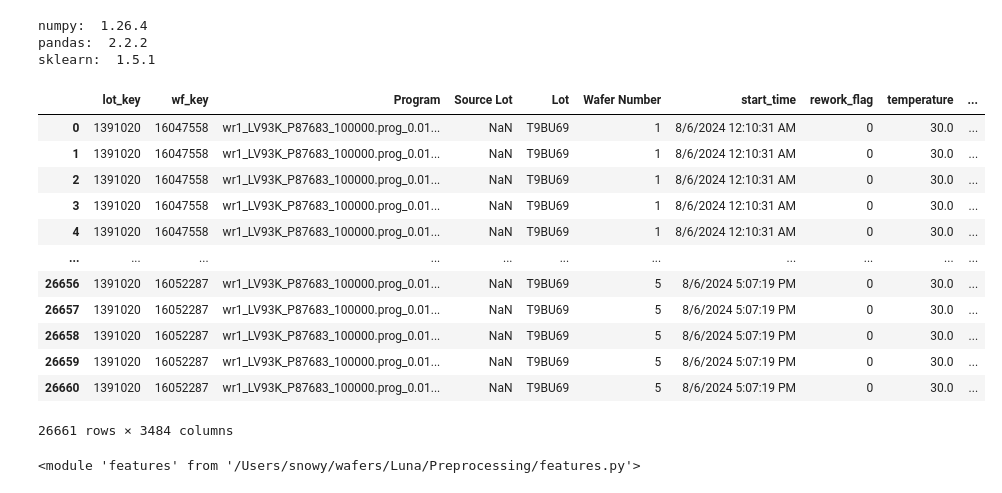
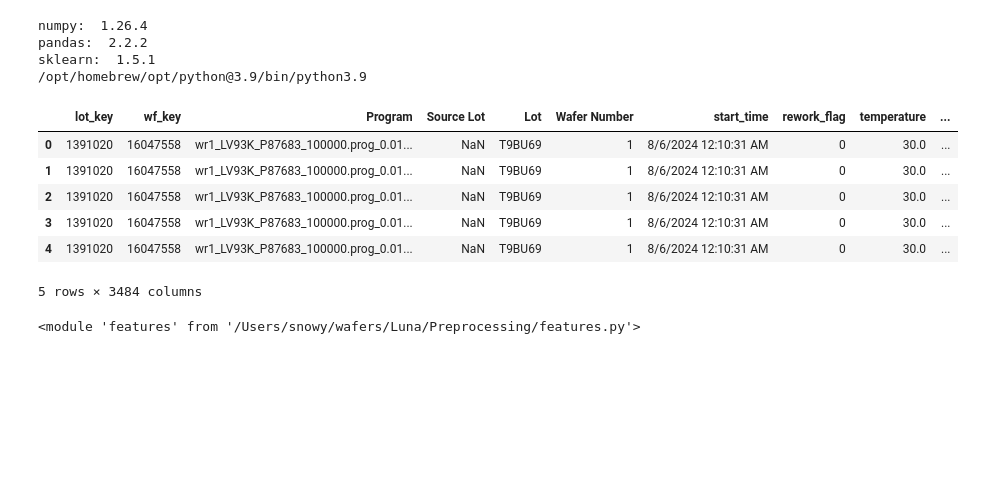
Before and after one commit to chan-cee/wafers, a Jupyter notebook: Luna/Preprocessing/Luna Preprocessing.ipynb, the cells around one changed output. Cells and saved outputs as stored; diff of their text form; code cells hidden in the pictures; blank space fills up the shorter version.

```diff
--- a/Luna/Preprocessing/Luna Preprocessing.ipynb
+++ b/Luna/Preprocessing/Luna Preprocessing.ipynb
@@ -3,35 +3,32 @@ import numpy as np
 import pandas as pd
 import sklearn
 import pickle
+import sys
 import warnings
 
 print("numpy: ", np.__version__)
 print("pandas: ", pd.__version__)
 print("sklearn: ", sklearn.__version__)
+print(sys.executable)
 # %% [output]
 numpy:  1.26.4
 pandas:  2.2.2
 sklearn:  1.5.1
+/opt/homebrew/opt/python@3.9/bin/python3.9
 # %%
 Luna_label = pd.read_excel('../../../data/Luna_training_labels_v3.xlsx')
 #Luna_data = pd.read_csv('../../../data/Luna_training_ULT.csv', encoding='utf-8')
 Luna_data = pd.read_csv('../../../data/Luna_Training_ULT_new.csv', encoding='utf-8')
 # %%
-Luna_data
+Luna_data.head()
 # %% [output]
 |  | lot_key | wf_key | Program | Source Lot | Lot | Wafer Number | start_time | rework_flag | temperature | ... |
 | 0 | 1391020 | 16047558 | wr1_LV93K_P87683_100000.prog_0.01... | NaN | T9BU69 | 1 | 8/6/2024 12:10:31 AM | 0 | 30.0 | ... |
 | 1 | 1391020 | 16047558 | wr1_LV93K_P87683_100000.prog_0.01... | NaN | T9BU69 | 1 | 8/6/2024 12:10:31 AM | 0 | 30.0 | ... |
 | 2 | 1391020 | 16047558 | wr1_LV93K_P87683_100000.prog_0.01... | NaN | T9BU69 | 1 | 8/6/2024 12:10:31 AM | 0 | 30.0 | ... |
 | 3 | 1391020 | 16047558 | wr1_LV93K_P87683_100000.prog_0.01... | NaN | T9BU69 | 1 | 8/6/2024 12:10:31 AM | 0 | 30.0 | ... |
 | 4 | 1391020 | 16047558 | wr1_LV93K_P87683_100000.prog_0.01... | NaN | T9BU69 | 1 | 8/6/2024 12:10:31 AM | 0 | 30.0 | ... |
-| ... | ... | ... | ... | ... | ... | ... | ... | ... | ... | ... |
-| 26656 | 1391020 | 16052287 | wr1_LV93K_P87683_100000.prog_0.01... | NaN | T9BU69 | 5 | 8/6/2024 5:07:19 PM | 0 | 30.0 | ... |
-| 26657 | 1391020 | 16052287 | wr1_LV93K_P87683_100000.prog_0.01... | NaN | T9BU69 | 5 | 8/6/2024 5:07:19 PM | 0 | 30.0 | ... |
-| 26658 | 1391020 | 16052287 | wr1_LV93K_P87683_100000.prog_0.01... | NaN | T9BU69 | 5 | 8/6/2024 5:07:19 PM | 0 | 30.0 | ... |
-| 26659 | 1391020 | 16052287 | wr1_LV93K_P87683_100000.prog_0.01... | NaN | T9BU69 | 5 | 8/6/2024 5:07:19 PM | 0 | 30.0 | ... |
-| 26660 | 1391020 | 16052287 | wr1_LV93K_P87683_100000.prog_0.01... | NaN | T9BU69 | 5 | 8/6/2024 5:07:19 PM | 0 | 30.0 | ... |
-26661 rows × 3484 columns
+5 rows × 3484 columns
 # %%
 import importlib
 import preprocessing
```
Also changed, not shown: parts of 14 cells of this notebook, 2 other files.
